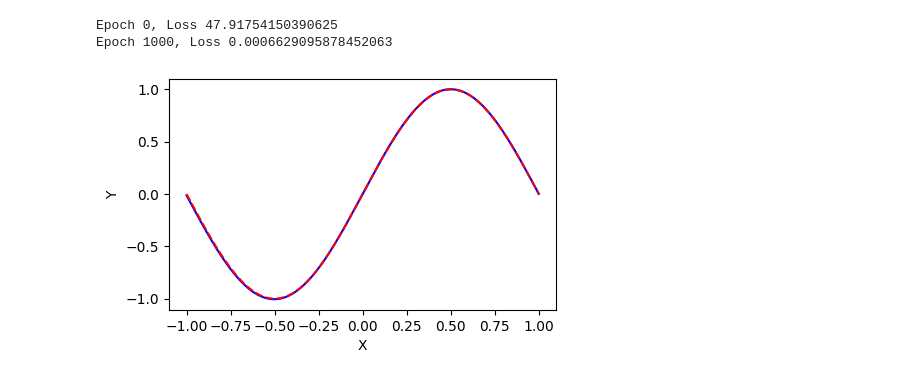
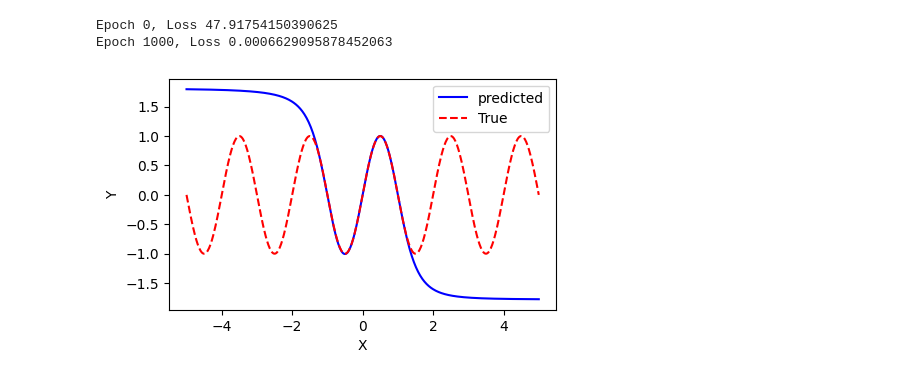
Before and after one commit to parthasarathipanda2006/Projects, a Jupyter notebook: PINN.ipynb, the cells around one changed output. Cells and saved outputs as stored; diff of their text form; code cells hidden in the pictures.

```diff
--- a/PINN.ipynb
+++ b/PINN.ipynb
@@ -68,16 +68,17 @@ for epoch in range(epochs):
 Epoch 0, Loss 47.91754150390625
 Epoch 1000, Loss 0.0006629095878452063
 # %%
-x_test=np.linspace(-1,1,500).reshape(-1,1)
+x_test=np.linspace(-5,5,500).reshape(-1,1)
 x_test=tf.convert_to_tensor(x_test,dtype=tf.float32)
 y_pred=call_model(model,x_test)
 y_true=np.sin(np.pi*x_test)
 # %%
 plt.figure(figsize=(5,3))
 plt.plot(x_test,y_pred,'b-',label='predicted')
 plt.plot(x_test,y_true,'r--',label='True')
 plt.xlabel('X')
 plt.ylabel('Y')
+plt.legend()
 plt.show()
 # %% [output]
-[figure, old version]
+[figure, new version]
```
Also changed, not shown: parts of 2 cells of this notebook.
